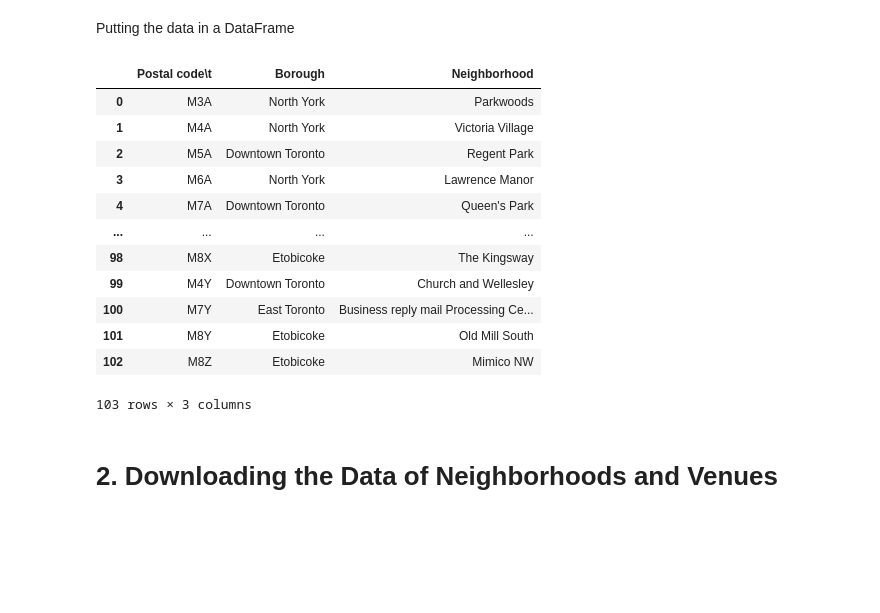
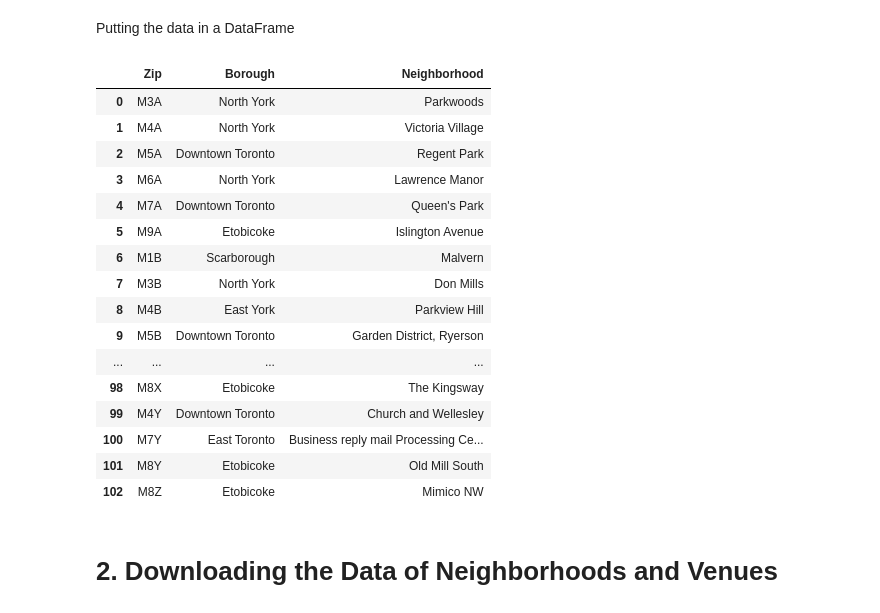
Before and after one commit to mohammadtawfik/BattleOfTheNeighborhoods, a Jupyter notebook: Week 3 Assignment.ipynb, the cells around one changed output. Drawn from its saved outputs; the diff is of its cells as text; code cells hidden in the pictures; blank space fills up the shorter version.

```diff
--- a/Week 3 Assignment.ipynb
+++ b/Week 3 Assignment.ipynb
@@ -42,24 +42,28 @@ for row in right_table.findAll('tr'):
 Putting the data in a DataFrame
 # %%
 import pandas as pd
-df=pd.DataFrame(A,columns=['Postal code	'])
+df=pd.DataFrame(A,columns=['Zip'])
 df['Borough']=B
 df['Neighborhood']=C
 df
 # %% [output]
-|  | Postal code\t | Borough | Neighborhood |
+|  | Zip | Borough | Neighborhood |
 | 0 | M3A | North York | Parkwoods |
 | 1 | M4A | North York | Victoria Village |
 | 2 | M5A | Downtown Toronto | Regent Park |
 | 3 | M6A | North York | Lawrence Manor |
 | 4 | M7A | Downtown Toronto | Queen's Park |
+| 5 | M9A | Etobicoke | Islington Avenue |
+| 6 | M1B | Scarborough | Malvern |
+| 7 | M3B | North York | Don Mills |
+| 8 | M4B | East York | Parkview Hill |
+| 9 | M5B | Downtown Toronto | Garden District, Ryerson |
 | ... | ... | ... | ... |
 | 98 | M8X | Etobicoke | The Kingsway |
 | 99 | M4Y | Downtown Toronto | Church and Wellesley |
 | 100 | M7Y | East Toronto | Business reply mail Processing Ce... |
 | 101 | M8Y | Etobicoke | Old Mill South |
 | 102 | M8Z | Etobicoke | Mimico NW |
-103 rows × 3 columns
 # %% [markdown]
 # 2. Downloading the Data of Neighborhoods and Venues
 # %% [markdown]
```
Also changed, not shown: parts of 1 cell of this notebook, 1 other file.
